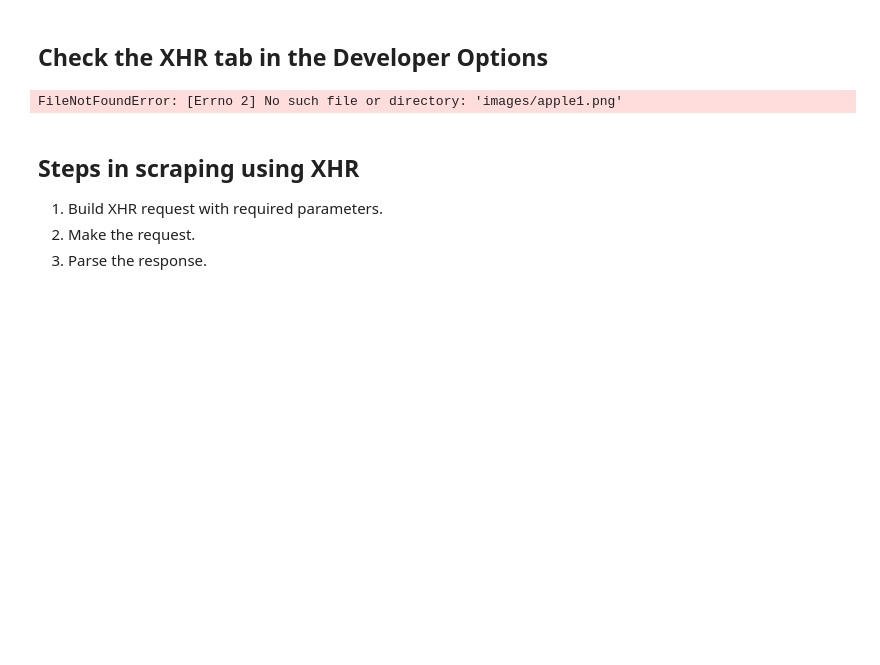
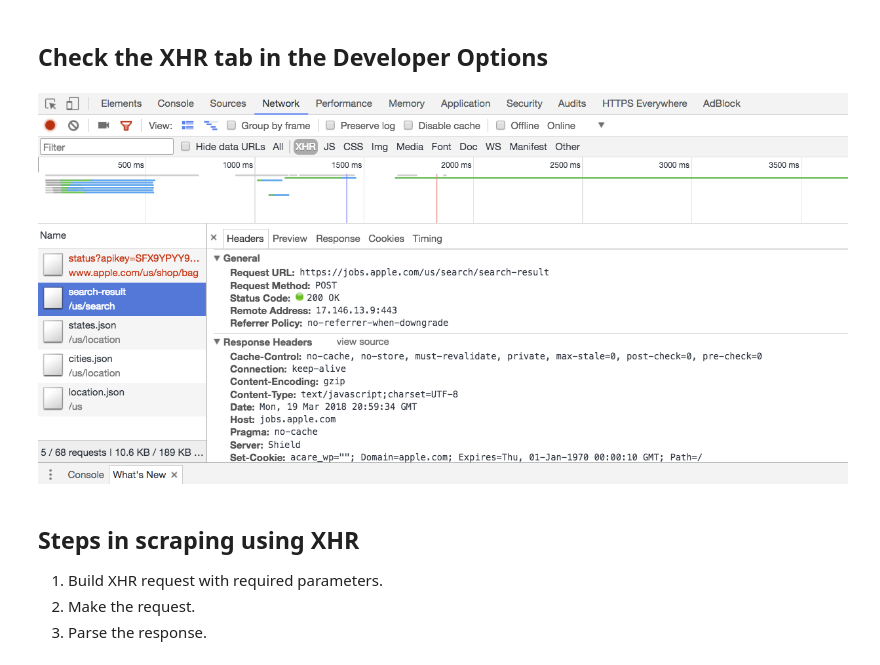
Before and after one commit to adamdavisonsmith/BU-CS506-Spring2018, a Jupyter notebook: 13-Webscraping.ipynb, the cells around one changed output. Saved outputs shown, nothing was run; the diff lists cells and outputs as text; code cells hidden in the pictures; blank space fills up the shorter version.

Commit message:
adding images for webscraping lecture

```diff
--- a/13-Webscraping.ipynb
+++ b/13-Webscraping.ipynb
@@ -15,9 +15,9 @@ from IPython.display import Image
 # %% [markdown]
 ## Check the XHR tab in the Developer Options
 # %%
-Image(filename='images/apple1.png')
+Image(filename='figs/apple1.png')
 # %% [output]
-FileNotFoundError: [Errno 2] No such file or directory: 'images/apple1.png'
+[figure, added]
 # %% [markdown]
 ## Steps in scraping using XHR
 
```
Also changed, not shown: parts of 2 cells of this notebook, 2 other files.
